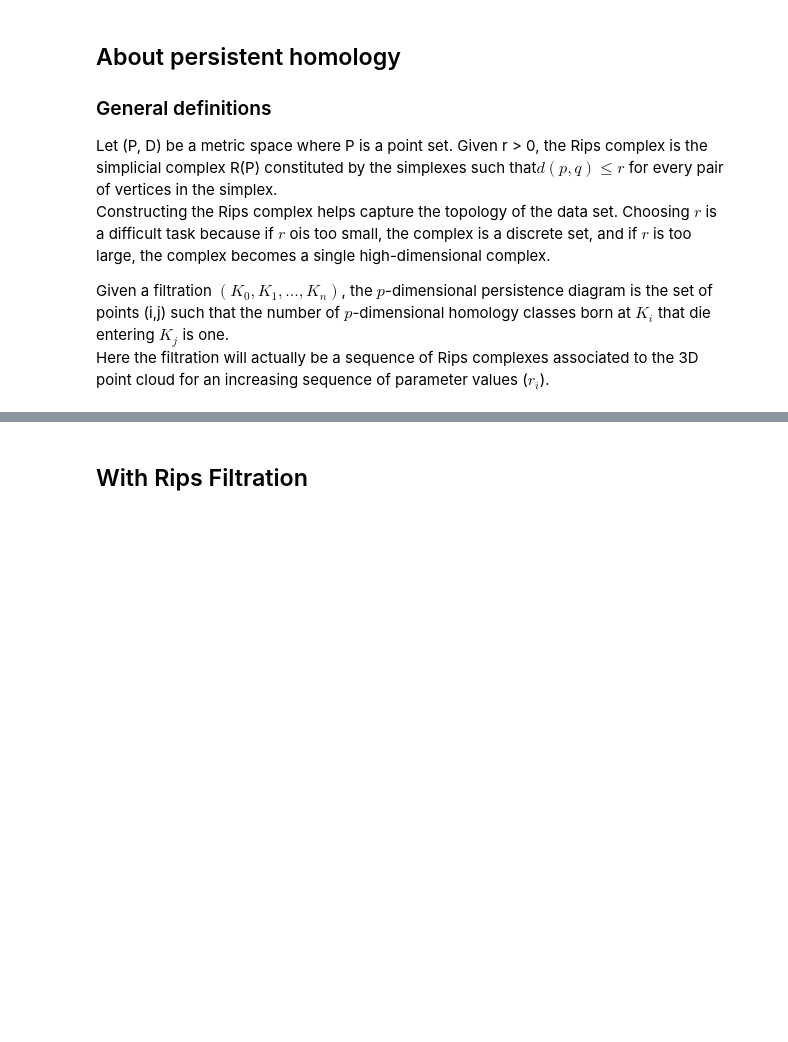
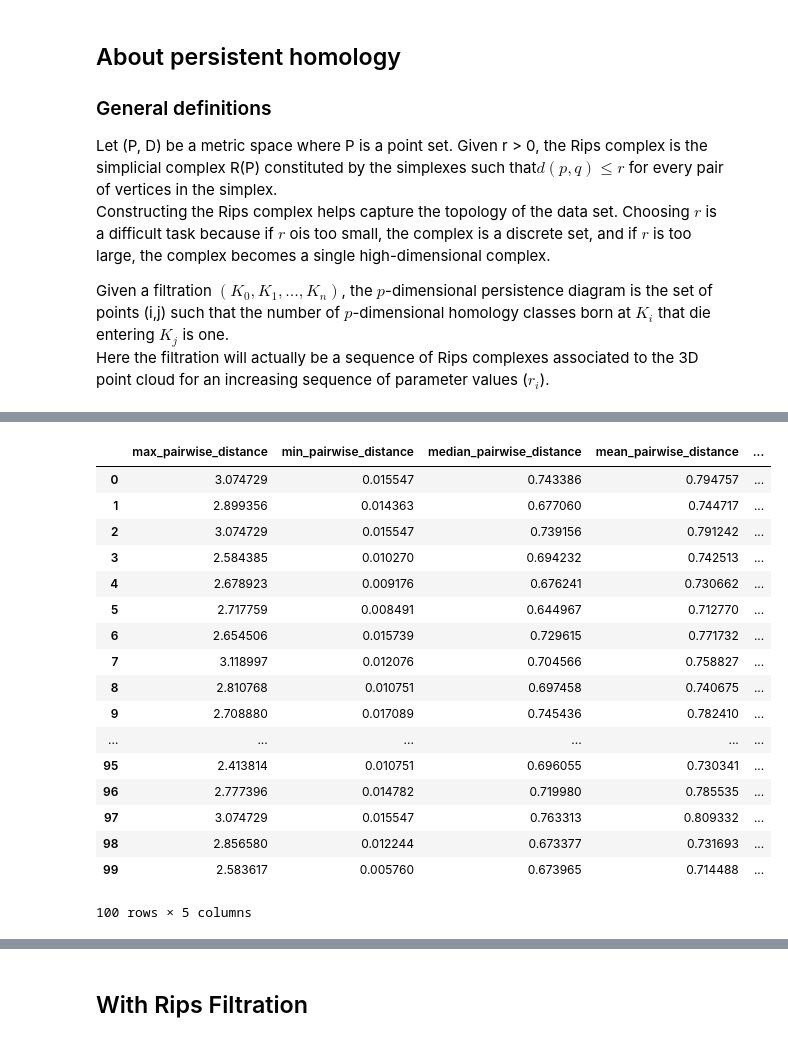
Before and after one commit to melisandeteng/PersistentHomology, a Jupyter notebook: dataSmartphoneProject.ipynb, the cells around one changed output, grey strips where cells are left out. Saved outputs shown, nothing was run; the diff lists cells and outputs as text; code cells hidden in the pictures; blank space fills up the shorter version.

Commit message:
with outliers and statistics on pedestrian data

```diff
--- a/dataSmartphoneProject.ipynb
+++ b/dataSmartphoneProject.ipynb
@@ -45,7 +46,7 @@ sequence of parameter values ($r_i$).
 # %%
 from scipy.spatial.distance import squareform, pdist
 # %%
-def computeAvDistance(points):
+def computeMaxPairWiseDistance(points):
     matdist=squareform(pdist(points, 'euclidean'))
     sumD=[]
     for i in range(points.shape[0]):
@@ -54,4 +55,4 @@ def computeAvDistance(points):
 
     npsumD=np.array(sumD)
 
-    return (np.std(npsumD),np.mean(npsumD))
+    return (max(npsumD),min(npsumD),np.median(npsumD),np.mean(npsumD),np.std(npsumD))
@@ -65,0 +59,32 @@ print(average_distance_C)
+# %%
+pedes_A_stats=np.zeros((100,5))
+for i in range(100):
+    stats=computeMaxPairWiseDistance(data_A[i])
+    pedes_A_stats[i,0]=stats[0]
+    pedes_A_stats[i,1]=stats[1]
+    pedes_A_stats[i,2]=stats[2]
+    pedes_A_stats[i,3]=stats[3]
+    pedes_A_stats[i,4]=stats[4]
+pedestrian_A_stats=pd.DataFrame(pedes_A_stats,columns=['max_pairwise_distance','min_pairwise_distance',\
+                                                       'median_pairwise_distance','mean_pairwise_distance','std_pairwise_distance'])
+# %%
+pedestrian_A_stats
+# %% [output]
+|  | max_pairwise_distance | min_pairwise_distance | median_pairwise_distance | mean_pairwise_distance | ... |
+| 0 | 3.074729 | 0.015547 | 0.743386 | 0.794757 | ... |
+| 1 | 2.899356 | 0.014363 | 0.677060 | 0.744717 | ... |
+| 2 | 3.074729 | 0.015547 | 0.739156 | 0.791242 | ... |
+| 3 | 2.584385 | 0.010270 | 0.694232 | 0.742513 | ... |
+| 4 | 2.678923 | 0.009176 | 0.676241 | 0.730662 | ... |
+| 5 | 2.717759 | 0.008491 | 0.644967 | 0.712770 | ... |
+| 6 | 2.654506 | 0.015739 | 0.729615 | 0.771732 | ... |
+| 7 | 3.118997 | 0.012076 | 0.704566 | 0.758827 | ... |
+| 8 | 2.810768 | 0.010751 | 0.697458 | 0.740675 | ... |
+| 9 | 2.708880 | 0.017089 | 0.745436 | 0.782410 | ... |
+| ... | ... | ... | ... | ... | ... |
+| 95 | 2.413814 | 0.010751 | 0.696055 | 0.730341 | ... |
+| 96 | 2.777396 | 0.014782 | 0.719980 | 0.785535 | ... |
+| 97 | 3.074729 | 0.015547 | 0.763313 | 0.809332 | ... |
+| 98 | 2.856580 | 0.012244 | 0.673377 | 0.731693 | ... |
+| 99 | 2.583617 | 0.005760 | 0.673965 | 0.714488 | ... |
+100 rows × 5 columns
```
Also changed, not shown: parts of 34 cells of this notebook.
